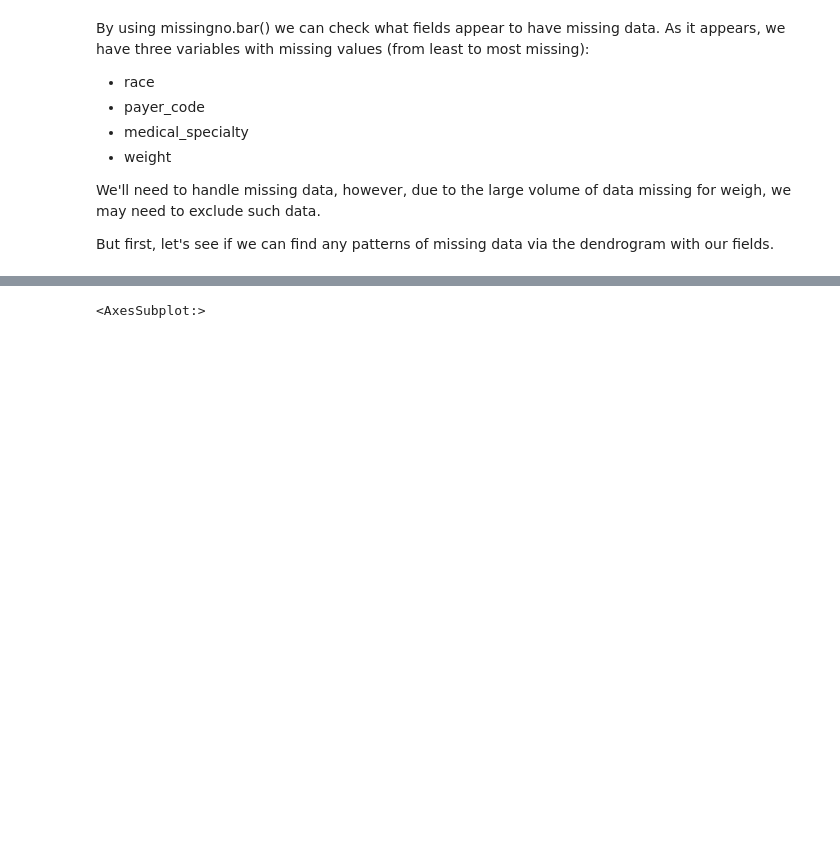
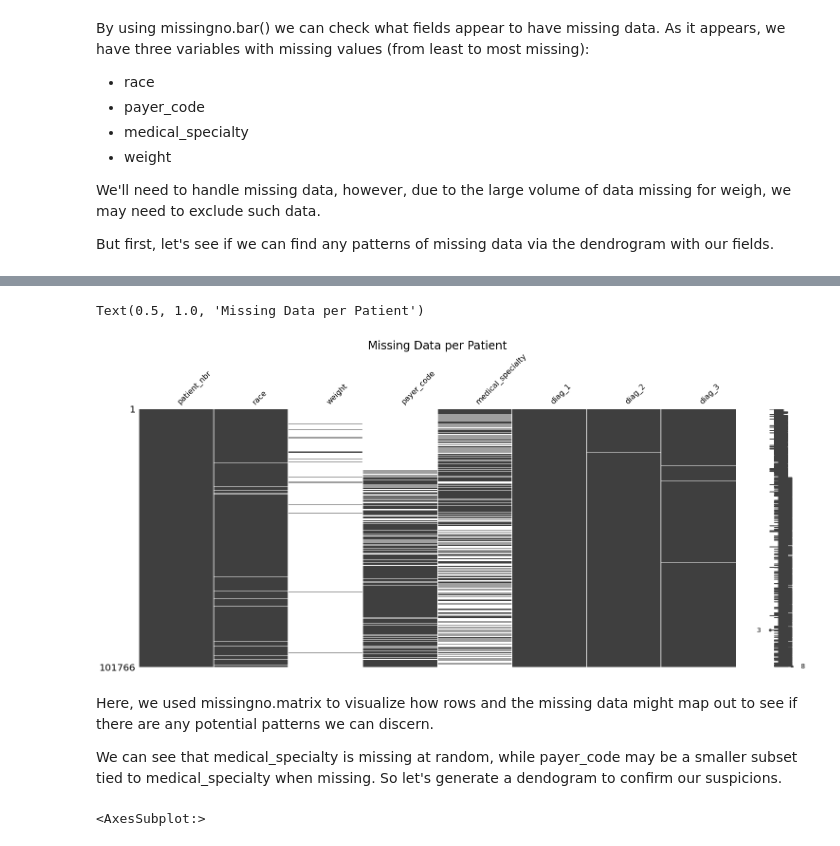
Before and after one commit to scottdyl/qtw, a Jupyter notebook: case study 2/Taylor/case_study_eda.ipynb, the cells around one changed output, grey strips where cells are left out. Cells and saved outputs as stored; diff of their text form; code cells hidden in the pictures; blank space fills up the shorter version.

```diff
--- a/case study 2/Taylor/case_study_eda.ipynb
+++ b/case study 2/Taylor/case_study_eda.ipynb
@@ -58,3 +64,15 @@ But first, let's see if we can find any patterns of missing data via the dendrog
+# %%
+missingno.matrix(diabetes_df[["patient_nbr","race", "weight", "payer_code","medical_specialty", "diag_1","diag_2","diag_3"]])
+
+font1 = {'color':'black','size':24}
+plt.title("Missing Data per Patient", fontdict=font1)
+# %% [output]
+Text(0.5, 1.0, 'Missing Data per Patient')
+[figure, added]
+# %% [markdown]
+Here, we used missingno.matrix to visualize how rows and the missing data might map out to see if there are any potential patterns we can discern.
+
+We can see that medical_specialty is missing at random, while payer_code may be a smaller subset tied to medical_specialty when missing. So let's generate a dendogram to confirm our suspicions.
 # %%
 missingno.dendrogram(diabetes_df)
 # %% [output]
```
Also changed, not shown: parts of 3 cells of this notebook, 1 other file.
